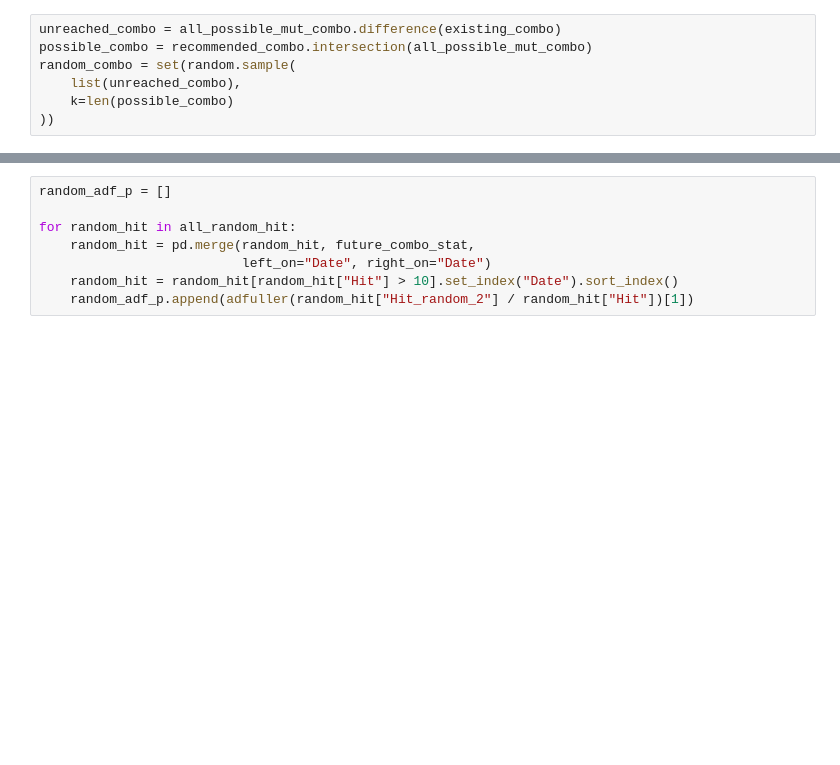
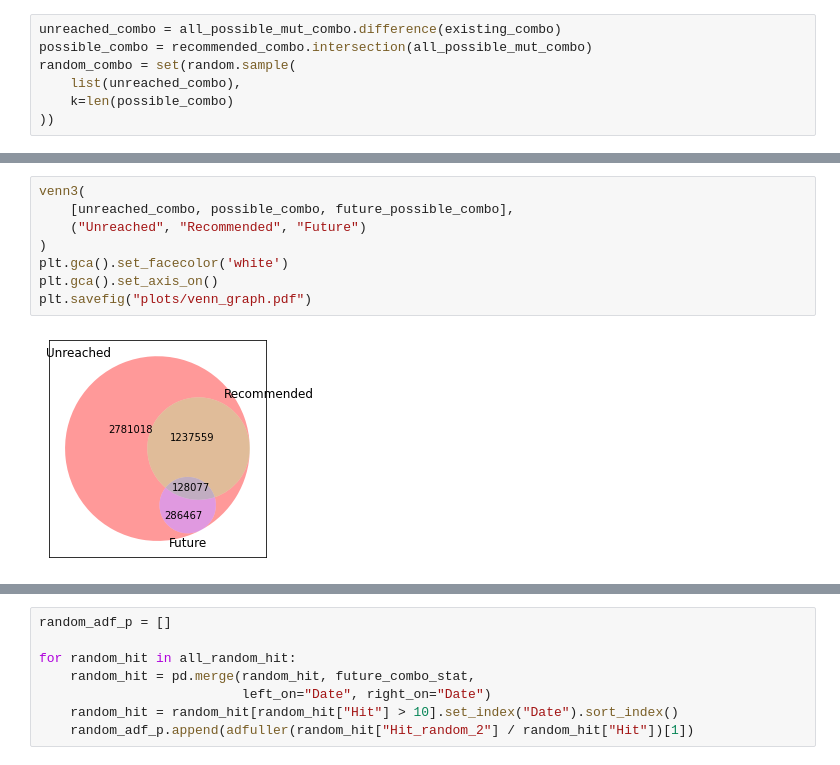
Before and after one commit to Takkoona/fixynergy, a Jupyter notebook: 6_linkage_comparison.ipynb, the cells around one changed output, grey strips where cells are left out. Saved outputs shown, nothing was run; the diff lists cells and outputs as text; blank space fills up the shorter version.

```diff
--- a/6_linkage_comparison.ipynb
+++ b/6_linkage_comparison.ipynb
@@ -160,0 +160,10 @@ plt.savefig("plots/hit_combo.pdf", bbox_inches="tight")
+# %%
+venn3(
+    [unreached_combo, possible_combo, future_possible_combo],
+    ("Unreached", "Recommended", "Future")
+)
+plt.gca().set_facecolor('white')
+plt.gca().set_axis_on()
+plt.savefig("plots/venn_graph.pdf")
+# %% [output]
+[figure, added]
```
Also changed, not shown: parts of 17 cells of this notebook, 4 other files.
